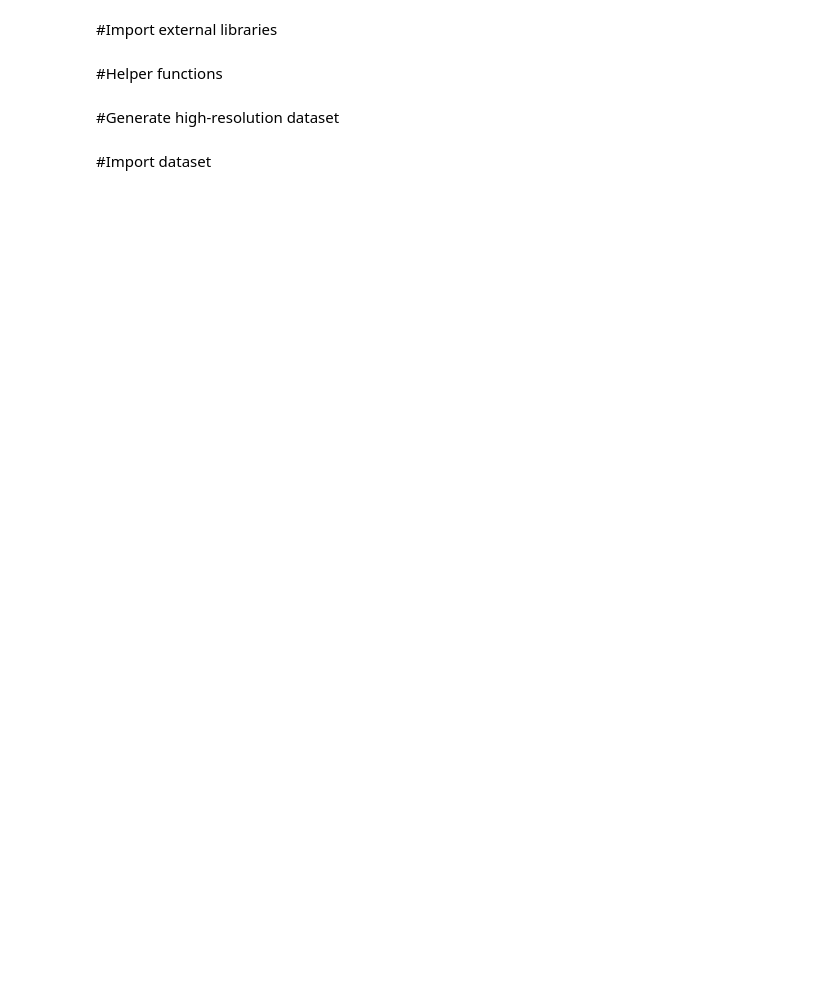
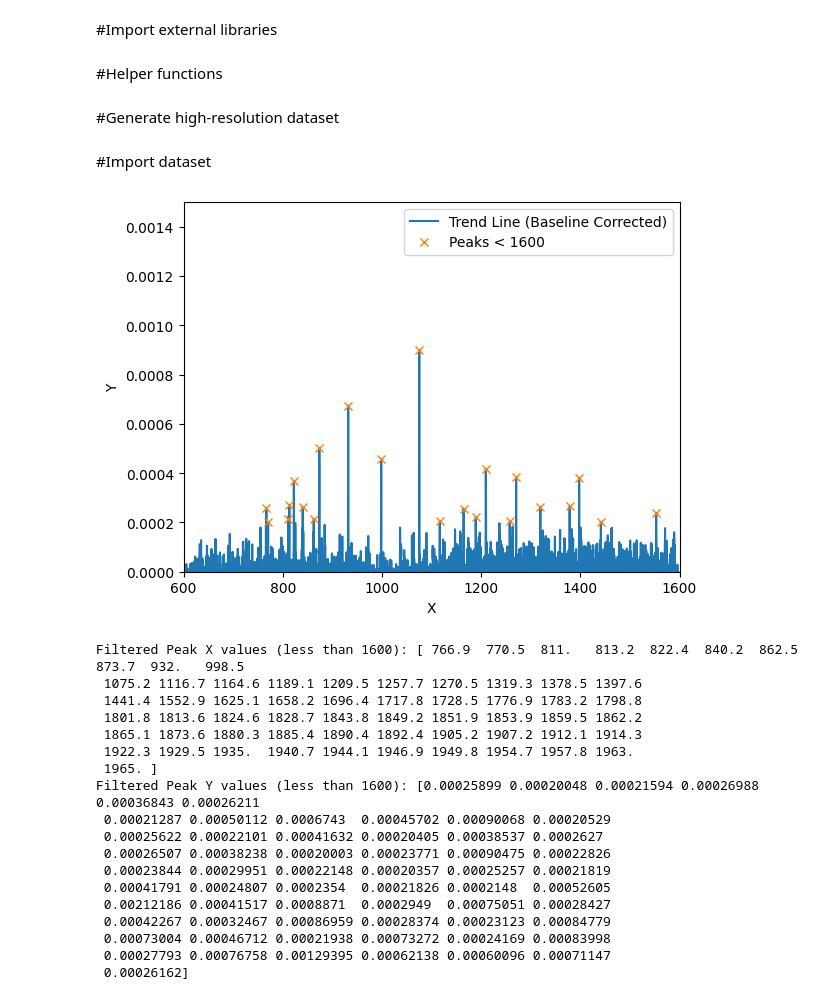
Before and after one commit to benjaminnigjeh/keyProteoforms, a Jupyter notebook: explainableAI.ipynb, the cells around one changed output. Cells and saved outputs as stored; diff of their text form; code cells hidden in the pictures; blank space fills up the shorter version.

```diff
--- a/explainableAI.ipynb
+++ b/explainableAI.ipynb
@@ -186,8 +183,10 @@ for i in sorted_features_gradients:
 # %%
-file_path = 'D:/soluble_weights_800.csv'
-data = pd.read_csv(file_path)
-x = np.array(data['800'])
-y = np.array(data['9.34E-06'])
+# file_path = 'D:/soluble_weights_800.csv'
+# data = pd.read_csv(file_path)
+# x = np.array(data['800'])
+# y = np.array(data['9.34E-06'])
+y = importance_gradients
+x = np.arange(600, 1969, 0.1)
 # %%
 # Apply baseline correction (subtract the baseline)
 # Using Savitzky-Golay filter to remove the baseline trend
@@ -195,39 +194,60 @@ baseline = savgol_filter(y, window_length=10000, polyorder=3)  # Smoothing the s
 corrected_y = y - baseline # Subtract baseline to remove it
 
 # Apply a 5-point moving average to the corrected signal to get the trend line
-trend_line = np.convolve(corrected_y, np.ones(20)/20, mode='valid')
+trend_line = np.convolve(corrected_y, np.ones(5)/5, mode='valid')
 
 # from scipy.ndimage import gaussian_filter1d
 
 # trend_line = gaussian_filter1d(trend_line, sigma=20)
 
 # from scipy.signal import savgol_filter
 
 # trend_line = savgol_filter(trend_line, window_length=11, polyorder=2)
 
 # Define the minimum peak height (this is the threshold for peak detection)
-min_peak_height = 0.5  # Change this value based on your signal
+min_peak_height = 0.0002  # Change this value based on your signal
 
 # Find the peaks in the trend line with the defined height threshold
 peaks, _ = find_peaks(trend_line, height=min_peak_height, distance=20)
 
 # Filter peaks with y-values less than 1600
 filtered_peaks = peaks[trend_line[peaks] < 1600]
 
 # Plot the data and the detected peaks
 plt.plot(x[:len(trend_line)], trend_line, label='Trend Line (Baseline Corrected)')
 plt.plot(x[filtered_peaks], trend_line[filtered_peaks], "x", label='Peaks < 1600')
 plt.xlabel('X')
 plt.xlim([600, 1600])
+plt.ylim([0, 0.0015])
 plt.ylabel('Y')
 plt.legend()
 plt.show()
 
 # Output the filtered peak values
 peak_x_values = x[filtered_peaks]
 peak_y_values = trend_line[filtered_peaks]
 print(f"Filtered Peak X values (less than 1600): {peak_x_values}")
 print(f"Filtered Peak Y values (less than 1600): {peak_y_values}")
+# %% [output]
+[figure, added]
+Filtered Peak X values (less than 1600): [ 766.9  770.5  811.   813.2  822.4  840.2  862.5  873.7  932.   998.5
+ 1075.2 1116.7 1164.6 1189.1 1209.5 1257.7 1270.5 1319.3 1378.5 1397.6
+ 1441.4 1552.9 1625.1 1658.2 1696.4 1717.8 1728.5 1776.9 1783.2 1798.8
+ 1801.8 1813.6 1824.6 1828.7 1843.8 1849.2 1851.9 1853.9 1859.5 1862.2
+ 1865.1 1873.6 1880.3 1885.4 1890.4 1892.4 1905.2 1907.2 1912.1 1914.3
+ 1922.3 1929.5 1935.  1940.7 1944.1 1946.9 1949.8 1954.7 1957.8 1963.
+ 1965. ]
+Filtered Peak Y values (less than 1600): [0.00025899 0.00020048 0.00021594 0.00026988 0.00036843 0.00026211
+ 0.00021287 0.00050112 0.0006743  0.00045702 0.00090068 0.00020529
+ 0.00025622 0.00022101 0.00041632 0.00020405 0.00038537 0.0002627
+ 0.00026507 0.00038238 0.00020003 0.00023771 0.00090475 0.00022826
+ 0.00023844 0.00029951 0.00022148 0.00020357 0.00025257 0.00021819
+ 0.00041791 0.00024807 0.0002354  0.00021826 0.0002148  0.00052605
+ 0.00212186 0.00041517 0.0008871  0.0002949  0.00075051 0.00028427
+ 0.00042267 0.00032467 0.00086959 0.00028374 0.00023123 0.00084779
+ 0.00073004 0.00046712 0.00021938 0.00073272 0.00024169 0.00083998
+ 0.00027793 0.00076758 0.00129395 0.00062138 0.00060096 0.00071147
+ 0.00026162]
 # %%
 a = pd.DataFrame(trend_line)
 a.to_csv('D:/trendline.csv')
```
Also changed, not shown: parts of 1 cell of this notebook.
